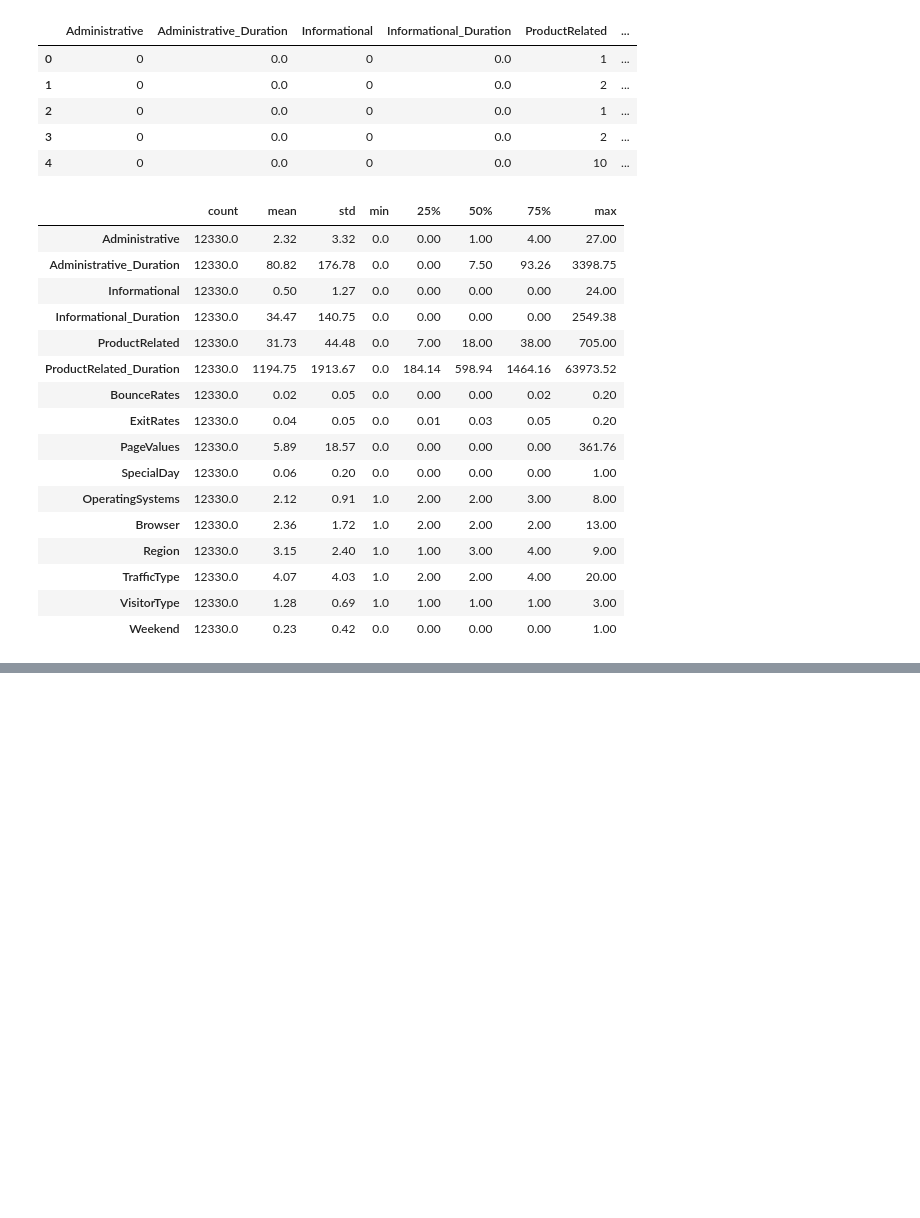
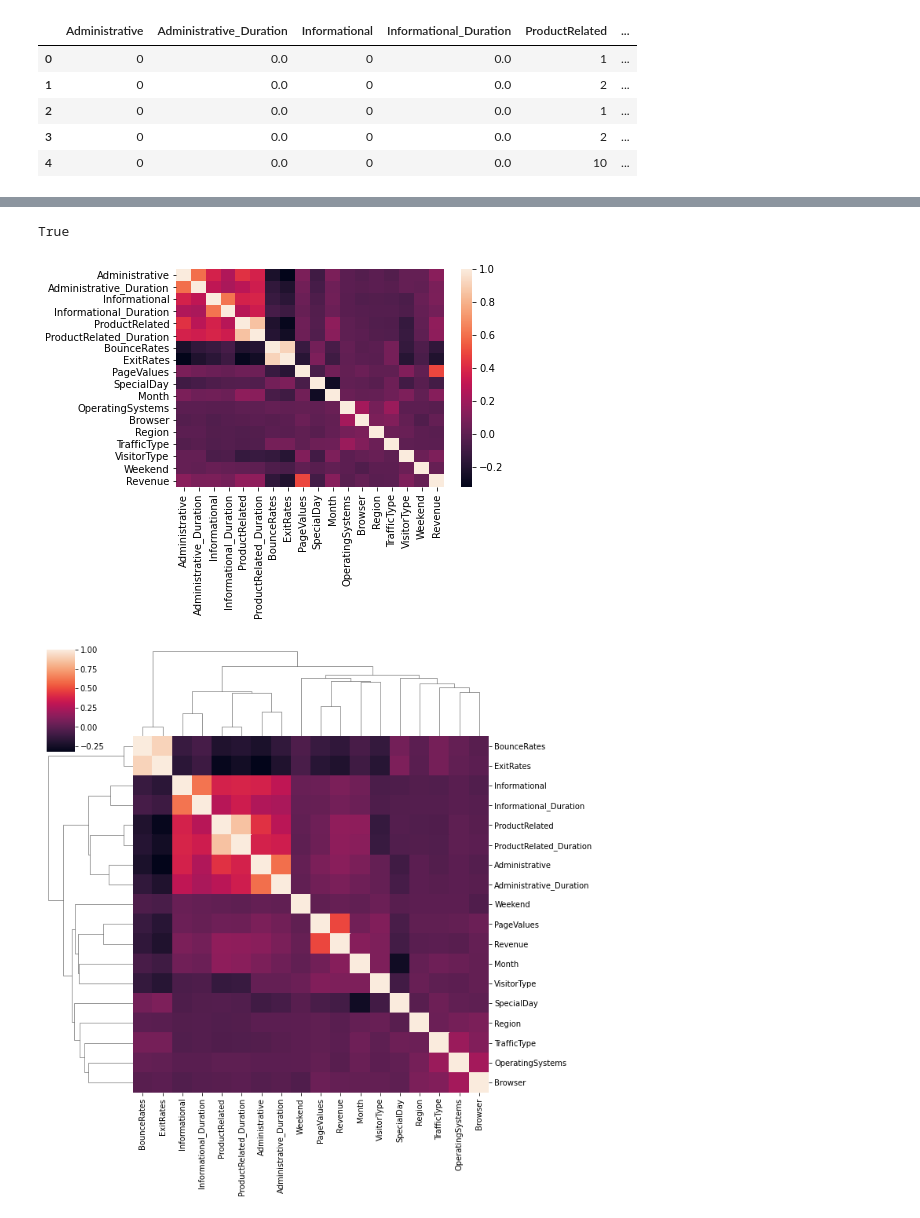
Before and after one commit to Slian22/Cluster_ML, a Jupyter notebook: Demo.ipynb, the cells around one changed output, grey strips where cells are left out. Cells and saved outputs as stored; diff of their text form; code cells hidden in the pictures; blank space fills up the shorter version.

```diff
--- a/Demo.ipynb
+++ b/Demo.ipynb
@@ -18,21 +19,6 @@ data.to_csv('data/trans_1.csv')
-# %%
-data.describe().round(2).T
-#数据描述
-# %% [output]
-|  | count | mean | std | min | 25% | 50% | 75% | max |
-| Administrative | 12330.0 | 2.32 | 3.32 | 0.0 | 0.00 | 1.00 | 4.00 | 27.00 |
-| Administrative_Duration | 12330.0 | 80.82 | 176.78 | 0.0 | 0.00 | 7.50 | 93.26 | 3398.75 |
-| Informational | 12330.0 | 0.50 | 1.27 | 0.0 | 0.00 | 0.00 | 0.00 | 24.00 |
-| Informational_Duration | 12330.0 | 34.47 | 140.75 | 0.0 | 0.00 | 0.00 | 0.00 | 2549.38 |
-| ProductRelated | 12330.0 | 31.73 | 44.48 | 0.0 | 7.00 | 18.00 | 38.00 | 705.00 |
-| ProductRelated_Duration | 12330.0 | 1194.75 | 1913.67 | 0.0 | 184.14 | 598.94 | 1464.16 | 63973.52 |
-| BounceRates | 12330.0 | 0.02 | 0.05 | 0.0 | 0.00 | 0.00 | 0.02 | 0.20 |
-| ExitRates | 12330.0 | 0.04 | 0.05 | 0.0 | 0.01 | 0.03 | 0.05 | 0.20 |
-| PageValues | 12330.0 | 5.89 | 18.57 | 0.0 | 0.00 | 0.00 | 0.00 | 361.76 |
-| SpecialDay | 12330.0 | 0.06 | 0.20 | 0.0 | 0.00 | 0.00 | 0.00 | 1.00 |
-| OperatingSystems | 12330.0 | 2.12 | 0.91 | 1.0 | 2.00 | 2.00 | 3.00 | 8.00 |
-| Browser | 12330.0 | 2.36 | 1.72 | 1.0 | 2.00 | 2.00 | 2.00 | 13.00 |
-| Region | 12330.0 | 3.15 | 2.40 | 1.0 | 1.00 | 3.00 | 4.00 | 9.00 |
-| TrafficType | 12330.0 | 4.07 | 4.03 | 1.0 | 2.00 | 2.00 | 4.00 | 20.00 |
-| VisitorType | 12330.0 | 1.28 | 0.69 | 1.0 | 1.00 | 1.00 | 1.00 | 3.00 |
-| Weekend | 12330.0 | 0.23 | 0.42 | 0.0 | 0.00 | 0.00 | 0.00 | 1.00 |
+# %%
+from Quick_Init import *
+#数据描述
+Corr('data/trans_2.csv')
+#根据业务删去相应的列，保留文件到Pre_data.csv
+# %% [output]
@@ -39,2 +42,5 @@ data.describe().round(2).T
+True
+[figure, added]
+[figure, added]
 # %%
 from Quick_Init import *
```
Also changed, not shown: parts of 8 cells of this notebook, 5 other files.
